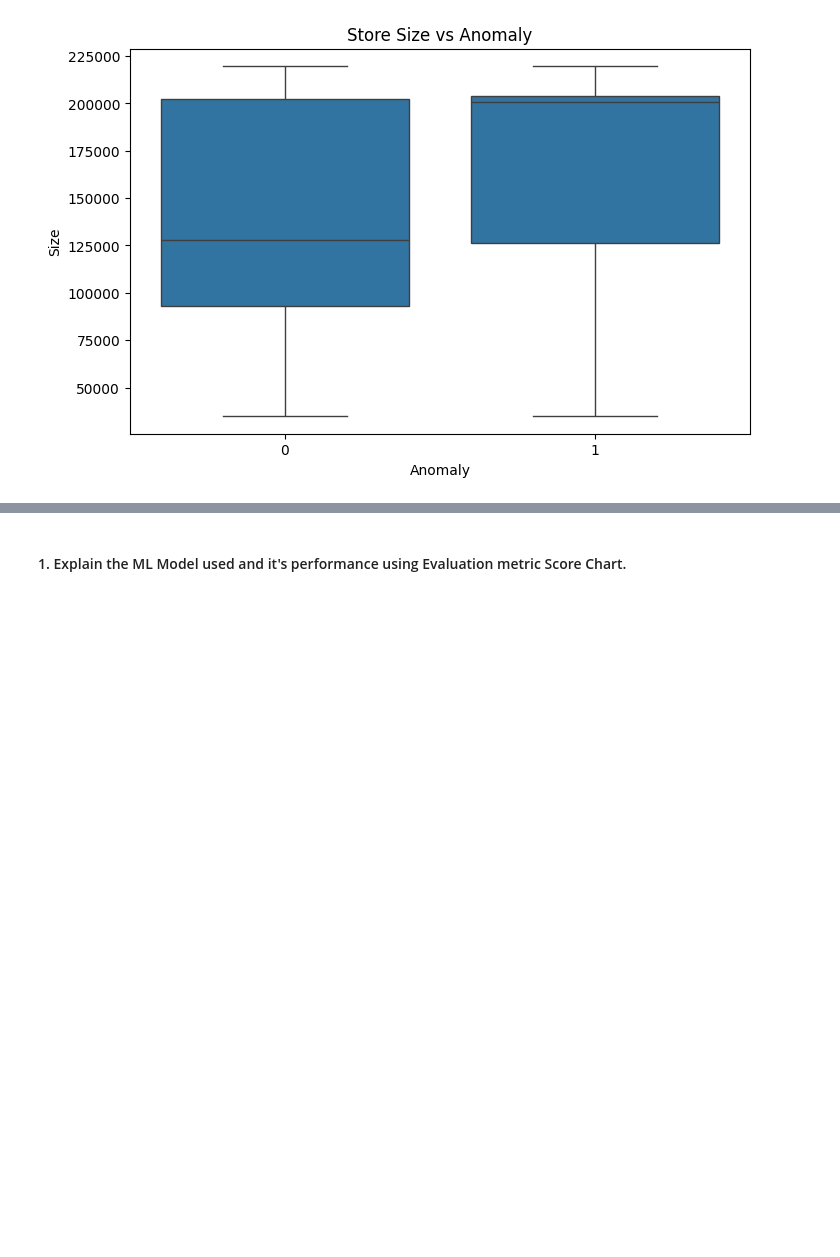
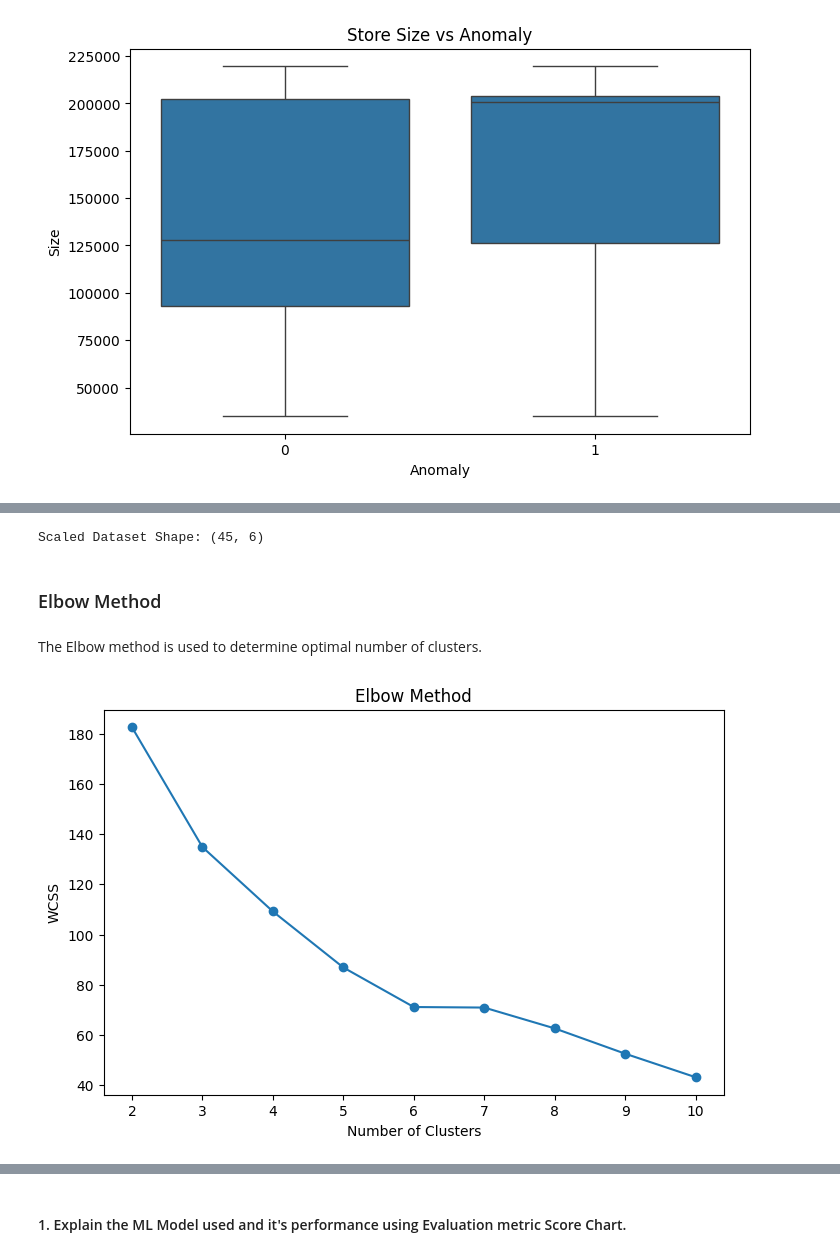
Before and after one commit to akshat-mishra-ds/Integrated-Retail-Analytics-for-Store-Optimization, a Jupyter notebook: Retail_Analytics_for_Store_Optimization.ipynb, the cells around one changed output, grey strips where cells are left out. Cells and saved outputs as stored; diff of their text form; code cells hidden in the pictures; blank space fills up the shorter version.

```diff
--- a/Retail_Analytics_for_Store_Optimization.ipynb
+++ b/Retail_Analytics_for_Store_Optimization.ipynb
@@ -957,0 +1110,53 @@ plt.show()
+# %%
+# ============================================================
+# Standardize Features
+# ============================================================
+
+from sklearn.preprocessing import StandardScaler
+
+# Create scaler object
+scaler = StandardScaler()
+
+# Exclude Store ID before scaling
+scaled_features = scaler.fit_transform(store_segment.drop('Store', axis=1))
+
+print("Scaled Dataset Shape:", scaled_features.shape)
+# %% [output]
+Scaled Dataset Shape: (45, 6)
+# %% [markdown]
+### Elbow Method
+# %% [markdown]
+The Elbow method is used to determine optimal number of clusters.
+# %%
+# ============================================================
+# Elbow Method (to determine optimal clusters)
+# ============================================================
+
+from sklearn.cluster import KMeans
+
+wcss = []
+
+# Test cluster sizes from 2 to 10
+for k in range(2,11):
+
+    kmeans = KMeans(
+        n_clusters=k,
+        random_state=42
+    )
+
+    kmeans.fit(scaled_features)
+
+    wcss.append(kmeans.inertia_)
+
+# Plot Elbow Curve
+
+plt.figure(figsize=(8,5))
+
+plt.plot( range(2,11), wcss, marker='o' )
+
+plt.title("Elbow Method")
+plt.xlabel("Number of Clusters")
+plt.ylabel("WCSS")
+plt.show()
+# %% [output]
+[figure, added]
```
Also changed, not shown: parts of 117 cells of this notebook.
